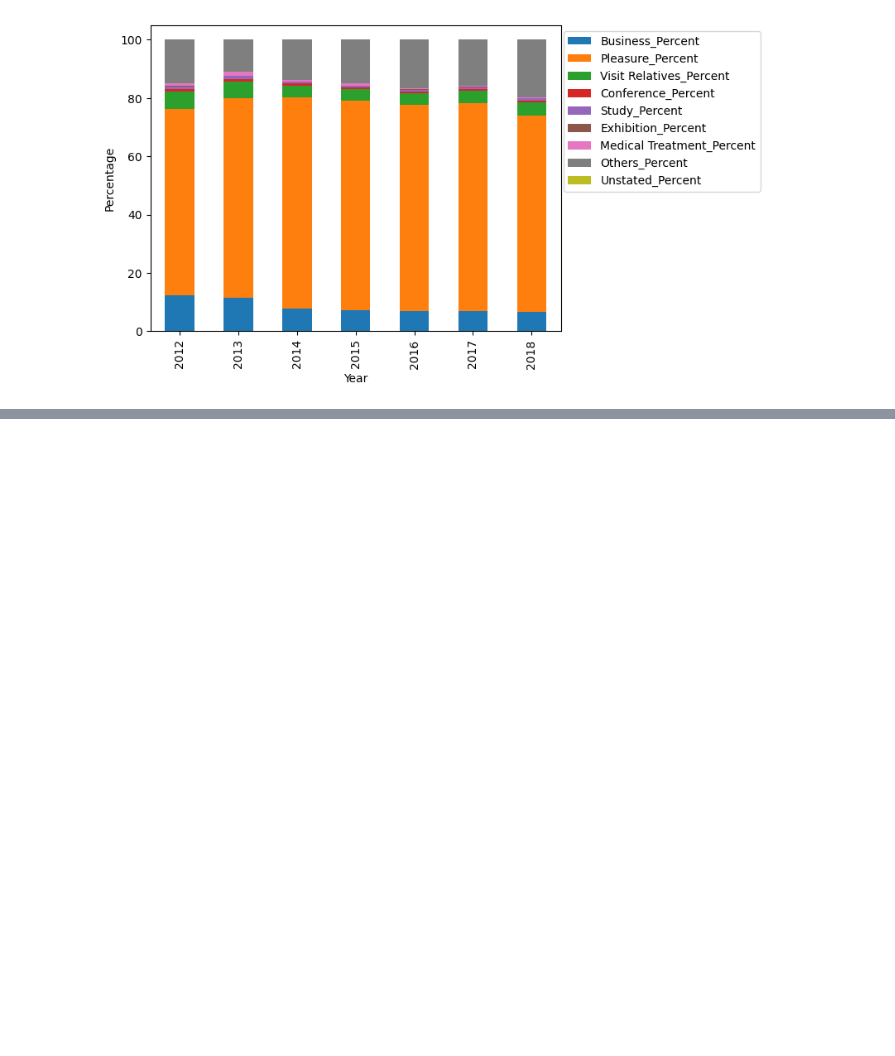
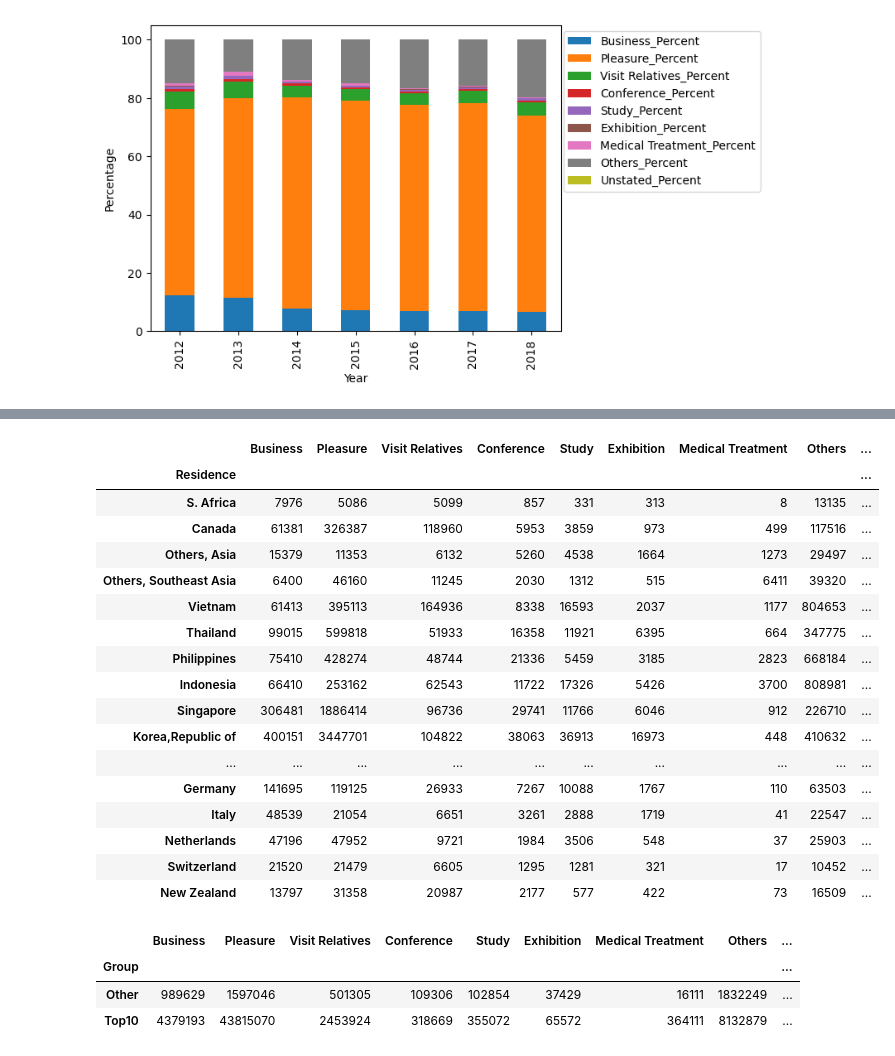
Before and after one commit to xonic64/dsc, a Jupyter notebook: Unit 20 - Data Storytelling/20.3.2 Craft a Story from a Dataset/20.3.2 - Visitors to Taiwan By Purpose.ipynb, the cells around one changed output, grey strips where cells are left out. Cells and saved outputs as stored; diff of their text form; code cells hidden in the pictures; blank space fills up the shorter version.

```diff
--- a/Unit 20 - Data Storytelling/20.3.2 Craft a Story from a Dataset/20.3.2 - Visitors to Taiwan By Purpose.ipynb
+++ b/Unit 20 - Data Storytelling/20.3.2 Craft a Story from a Dataset/20.3.2 - Visitors to Taiwan By Purpose.ipynb
@@ -175,0 +225,35 @@ plt.show()
+# %%
+# Add a new column of 'Group' to divide all the countries into two groups
+for i in purpose_by_residence.index:
+    if i in total_by_residence_last3.index[:10]:
+        purpose_by_residence.loc[i, 'Group'] = 'Top10'
+    else:
+        purpose_by_residence.loc[i, 'Group'] = 'Other'
+purpose_by_residence
+# %% [output]
+|  | Business | Pleasure | Visit Relatives | Conference | Study | Exhibition | Medical Treatment | Others | ... |
+| Residence |  |  |  |  |  |  |  |  | ... |
+| S. Africa | 7976 | 5086 | 5099 | 857 | 331 | 313 | 8 | 13135 | ... |
+| Canada | 61381 | 326387 | 118960 | 5953 | 3859 | 973 | 499 | 117516 | ... |
+| Others, Asia | 15379 | 11353 | 6132 | 5260 | 4538 | 1664 | 1273 | 29497 | ... |
+| Others, Southeast Asia | 6400 | 46160 | 11245 | 2030 | 1312 | 515 | 6411 | 39320 | ... |
+| Vietnam | 61413 | 395113 | 164936 | 8338 | 16593 | 2037 | 1177 | 804653 | ... |
+| Thailand | 99015 | 599818 | 51933 | 16358 | 11921 | 6395 | 664 | 347775 | ... |
+| Philippines | 75410 | 428274 | 48744 | 21336 | 5459 | 3185 | 2823 | 668184 | ... |
+| Indonesia | 66410 | 253162 | 62543 | 11722 | 17326 | 5426 | 3700 | 808981 | ... |
+| Singapore | 306481 | 1886414 | 96736 | 29741 | 11766 | 6046 | 912 | 226710 | ... |
+| Korea,Republic of | 400151 | 3447701 | 104822 | 38063 | 36913 | 16973 | 448 | 410632 | ... |
+| ... | ... | ... | ... | ... | ... | ... | ... | ... | ... |
+| Germany | 141695 | 119125 | 26933 | 7267 | 10088 | 1767 | 110 | 63503 | ... |
+| Italy | 48539 | 21054 | 6651 | 3261 | 2888 | 1719 | 41 | 22547 | ... |
+| Netherlands | 47196 | 47952 | 9721 | 1984 | 3506 | 548 | 37 | 25903 | ... |
+| Switzerland | 21520 | 21479 | 6605 | 1295 | 1281 | 321 | 17 | 10452 | ... |
+| New Zealand | 13797 | 31358 | 20987 | 2177 | 577 | 422 | 73 | 16509 | ... |
+# %%
+purpose_by_residence_2 = purpose_by_residence.pivot_table(values = taiwan.columns[4:14], index = purpose_by_residence.Group, aggfunc='sum', sort=False)
+purpose_by_residence_2
+# %% [output]
+|  | Business | Pleasure | Visit Relatives | Conference | Study | Exhibition | Medical Treatment | Others | ... |
+| Group |  |  |  |  |  |  |  |  | ... |
+| Other | 989629 | 1597046 | 501305 | 109306 | 102854 | 37429 | 16111 | 1832249 | ... |
+| Top10 | 4379193 | 43815070 | 2453924 | 318669 | 355072 | 65572 | 364111 | 8132879 | ... |
```
Also changed, not shown: parts of 10 cells of this notebook.
